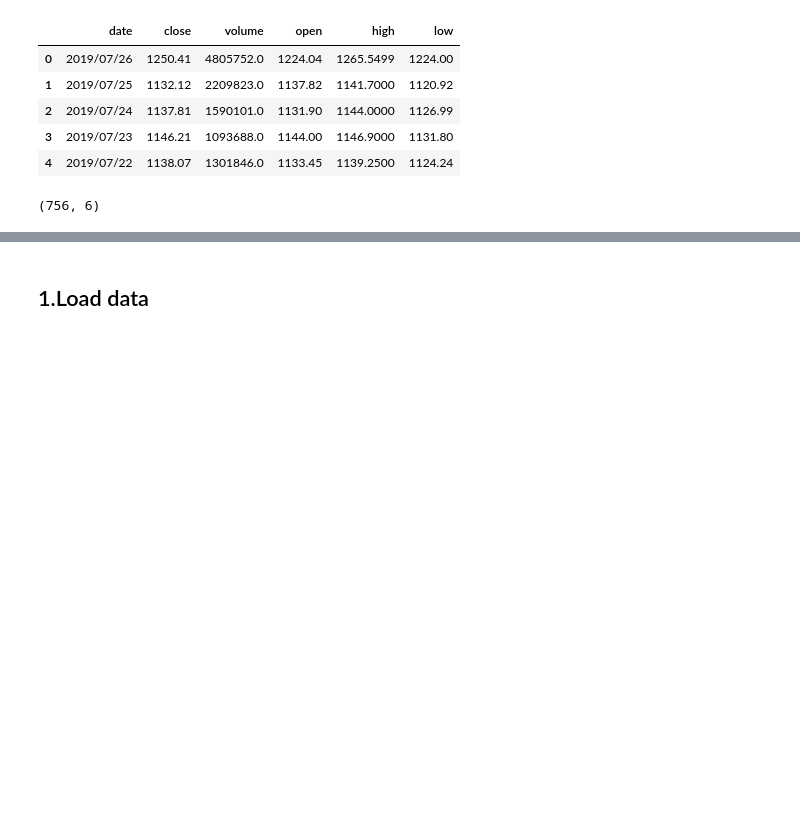
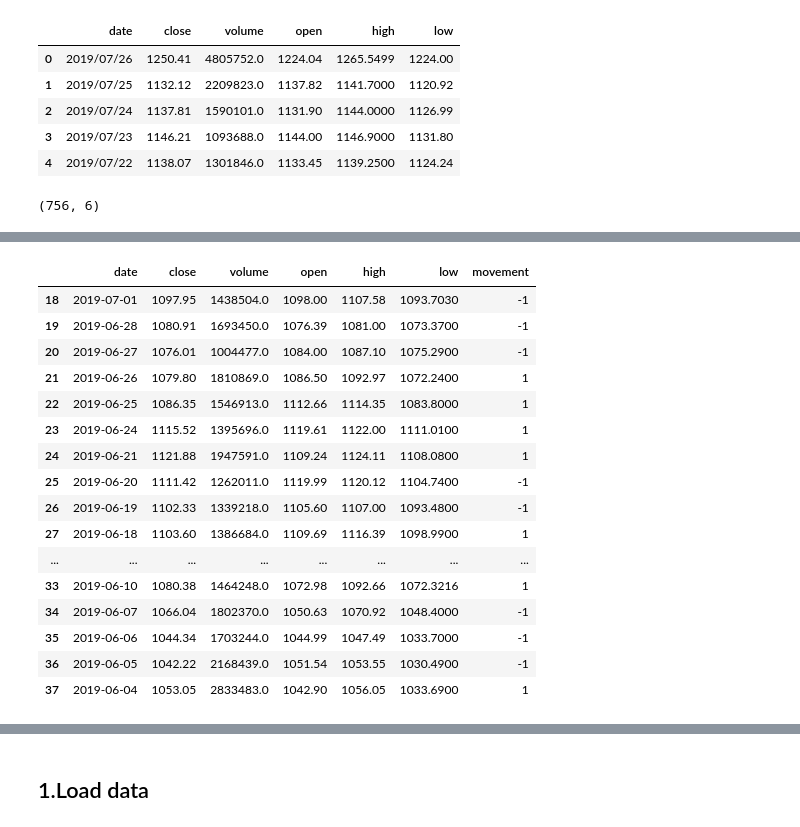
Before and after one commit to Suhang1014/Graduation-Project-Sentiment-Stock-price, a Jupyter notebook: analysis/News.ipynb, the cells around one changed output, grey strips where cells are left out. Drawn from its saved outputs; the diff is of its cells as text; code cells hidden in the pictures; blank space fills up the shorter version.

```diff
--- a/analysis/News.ipynb
+++ b/analysis/News.ipynb
@@ -39,0 +81,5 @@ plt.plot(df_market['date'],df_market['close'])
+# %%
+start_date = datetime.strptime('2017-01-01', '%Y-%m-%d')
+end_date = datetime.strptime('2019-07-01', '%Y-%m-%d')
+mask = (df_market['date'] >= start_date) & (df_market['date'] <= end_date)
+df_market = df_market.loc[mask]
@@ -39,0 +95,20 @@ plt.plot(df_market['date'],df_market['close'])
+# %%
+df_market.head(20)
+# %% [output]
+|  | date | close | volume | open | high | low | movement |
+| 18 | 2019-07-01 | 1097.95 | 1438504.0 | 1098.00 | 1107.58 | 1093.7030 | -1 |
+| 19 | 2019-06-28 | 1080.91 | 1693450.0 | 1076.39 | 1081.00 | 1073.3700 | -1 |
+| 20 | 2019-06-27 | 1076.01 | 1004477.0 | 1084.00 | 1087.10 | 1075.2900 | -1 |
+| 21 | 2019-06-26 | 1079.80 | 1810869.0 | 1086.50 | 1092.97 | 1072.2400 | 1 |
+| 22 | 2019-06-25 | 1086.35 | 1546913.0 | 1112.66 | 1114.35 | 1083.8000 | 1 |
+| 23 | 2019-06-24 | 1115.52 | 1395696.0 | 1119.61 | 1122.00 | 1111.0100 | 1 |
+| 24 | 2019-06-21 | 1121.88 | 1947591.0 | 1109.24 | 1124.11 | 1108.0800 | 1 |
+| 25 | 2019-06-20 | 1111.42 | 1262011.0 | 1119.99 | 1120.12 | 1104.7400 | -1 |
+| 26 | 2019-06-19 | 1102.33 | 1339218.0 | 1105.60 | 1107.00 | 1093.4800 | -1 |
+| 27 | 2019-06-18 | 1103.60 | 1386684.0 | 1109.69 | 1116.39 | 1098.9900 | 1 |
+| ... | ... | ... | ... | ... | ... | ... | ... |
+| 33 | 2019-06-10 | 1080.38 | 1464248.0 | 1072.98 | 1092.66 | 1072.3216 | 1 |
+| 34 | 2019-06-07 | 1066.04 | 1802370.0 | 1050.63 | 1070.92 | 1048.4000 | -1 |
+| 35 | 2019-06-06 | 1044.34 | 1703244.0 | 1044.99 | 1047.49 | 1033.7000 | -1 |
+| 36 | 2019-06-05 | 1042.22 | 2168439.0 | 1051.54 | 1053.55 | 1030.4900 | -1 |
+| 37 | 2019-06-04 | 1053.05 | 2833483.0 | 1042.90 | 1056.05 | 1033.6900 | 1 |
```
Also changed, not shown: parts of 75 cells of this notebook, 2 other files.
